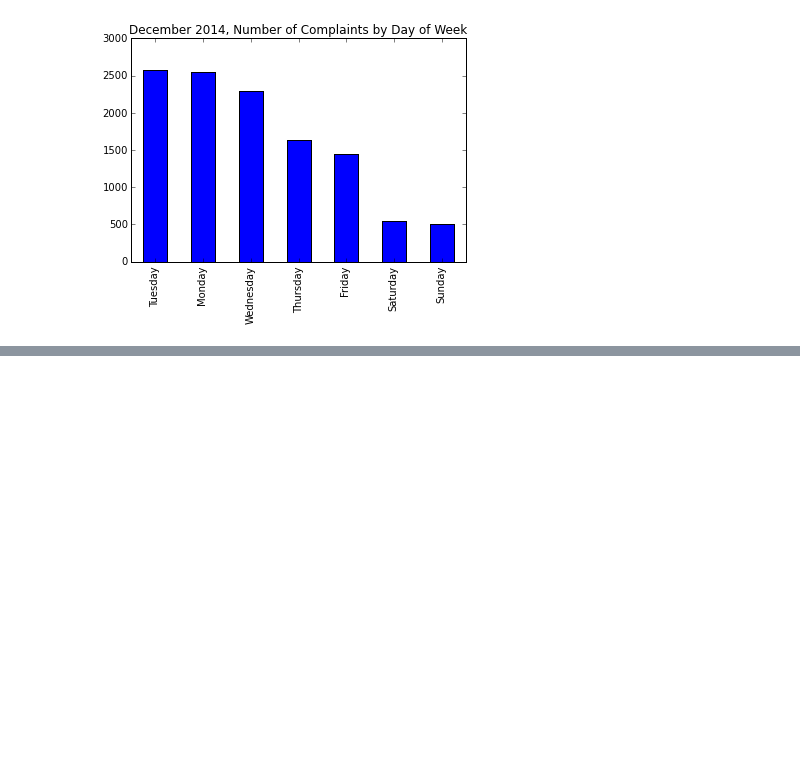
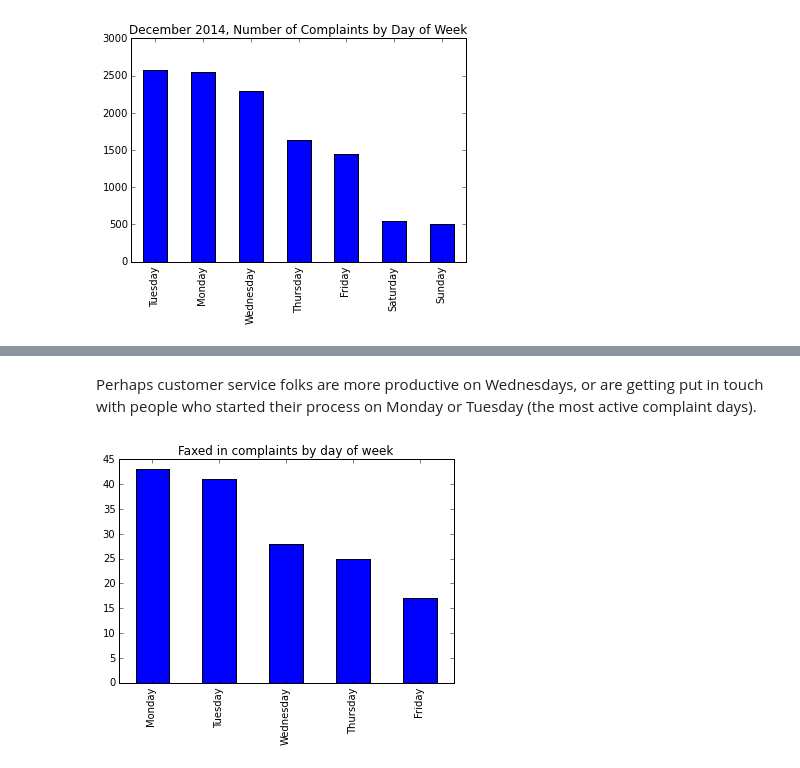
Before and after one commit to ahartz1/consumer-complaints, a Jupyter notebook: consumer-complaints.ipynb, the cells around one changed output, grey strips where cells are left out. Saved outputs shown, nothing was run; the diff lists cells and outputs as text; code cells hidden in the pictures; blank space fills up the shorter version.

```diff
--- a/consumer-complaints.ipynb
+++ b/consumer-complaints.ipynb
@@ -169,0 +176,7 @@ Apparently, complaints are lodged earlier in the week, with the relative number
+# %% [markdown]
+Perhaps customer service folks are more productive on Wednesdays, or are getting put in touch with people who started their process on Monday or Tuesday (the most active complaint days).
+# %%
+cdata[cdata['Submitted via'] == 'Fax'].weekday.value_counts().plot(title='Faxed in complaints by day of week', kind='bar')
+plt.show()
+# %% [output]
+[figure, added]
```
Also changed, not shown: parts of 27 cells of this notebook, 1 other file.
